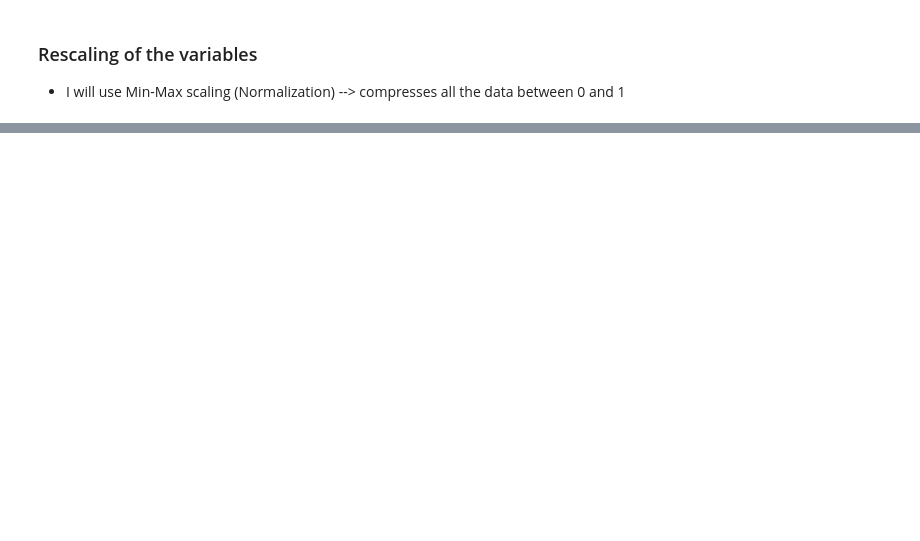
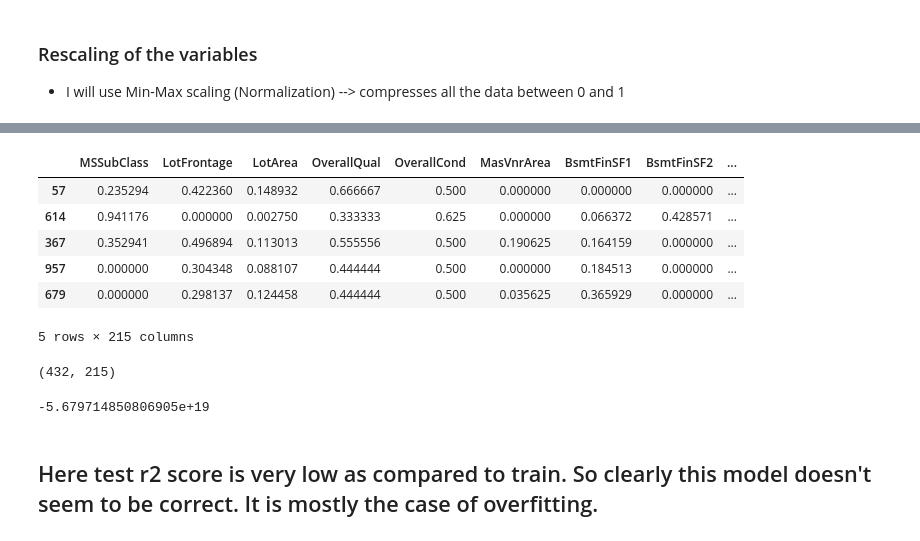
Before and after one commit to kc11381/Housing_Price_Prediction_Case_Study, a Jupyter notebook: house_price_prediction.ipynb, the cells around one changed output, grey strips where cells are left out. Saved outputs shown, nothing was run; the diff lists cells and outputs as text; code cells hidden in the pictures; blank space fills up the shorter version.

```diff
--- a/house_price_prediction.ipynb
+++ b/house_price_prediction.ipynb
@@ -401,0 +559,18 @@ df_train.head()
+# %%
+# for test data
+# Applying the scaling on the test sets
+df_test[num_vars] = scaler.transform(df_test[num_vars])
+df_test.head()
+# So all numberic values are now between 0 and 1
+# %% [output]
+|  | MSSubClass | LotFrontage | LotArea | OverallQual | OverallCond | MasVnrArea | BsmtFinSF1 | BsmtFinSF2 | ... |
+| 57 | 0.235294 | 0.422360 | 0.148932 | 0.666667 | 0.500 | 0.000000 | 0.000000 | 0.000000 | ... |
+| 614 | 0.941176 | 0.000000 | 0.002750 | 0.333333 | 0.625 | 0.000000 | 0.066372 | 0.428571 | ... |
+| 367 | 0.352941 | 0.496894 | 0.113013 | 0.555556 | 0.500 | 0.190625 | 0.164159 | 0.000000 | ... |
+| 957 | 0.000000 | 0.304348 | 0.088107 | 0.444444 | 0.500 | 0.000000 | 0.184513 | 0.000000 | ... |
+| 679 | 0.000000 | 0.298137 | 0.124458 | 0.444444 | 0.500 | 0.035625 | 0.365929 | 0.000000 | ... |
+5 rows × 215 columns
+# %%
+df_test.shape
+# %% [output]
+(432, 215)
@@ -401,0 +580,7 @@ df_train.head()
+# %%
+y_test_pred = lm.predict(X_test)
+metrics.r2_score(y_true=y_test, y_pred=y_test_pred)
+# %% [output]
+-5.679714850806905e+19
+# %% [markdown]
+## Here test r2 score is very low as compared to train. So clearly this model doesn't seem to be correct. It is mostly the case of overfitting.
```
Also changed, not shown: parts of 22 cells of this notebook.
